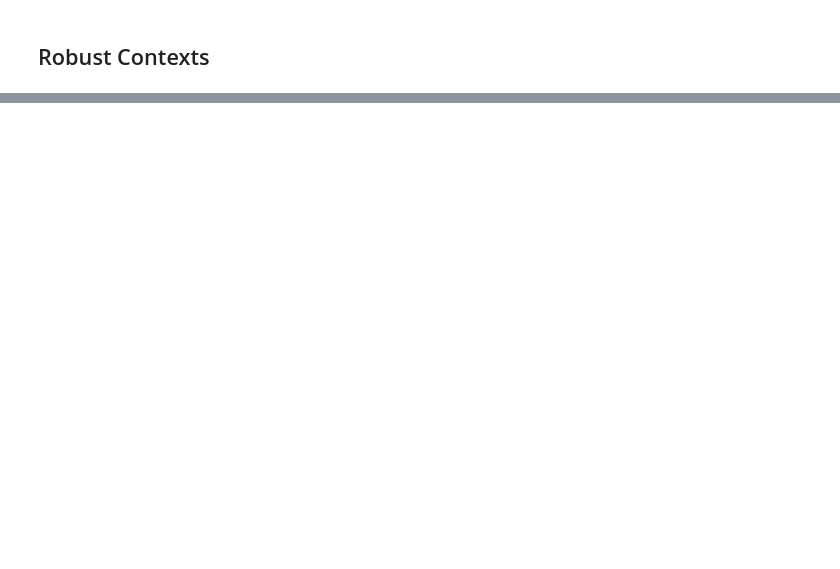
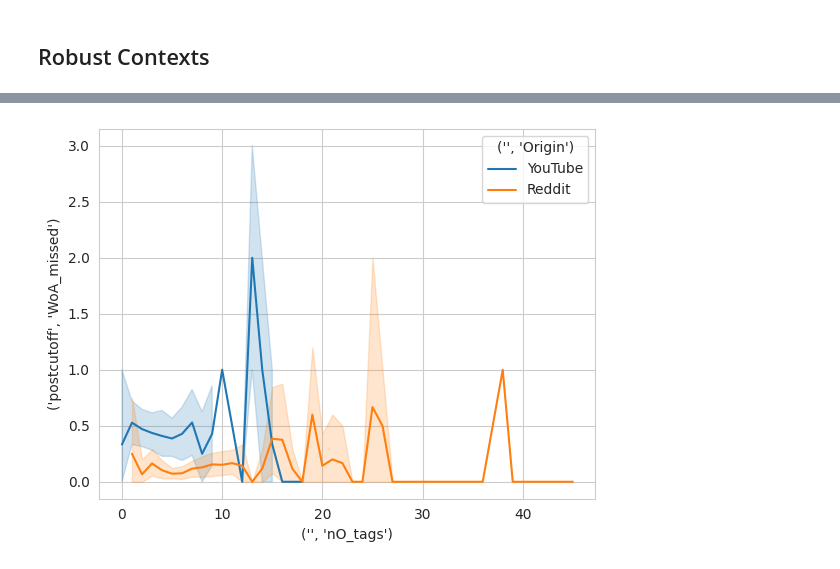
Before and after one commit to progsi/YTUnCoverLLM, a Jupyter notebook: notebooks/results_cloze.ipynb, the cells around one changed output, grey strips where cells are left out. Saved outputs shown, nothing was run; the diff lists cells and outputs as text; code cells hidden in the pictures; blank space fills up the shorter version.

```diff
--- a/notebooks/results_cloze.ipynb
+++ b/notebooks/results_cloze.ipynb
@@ -334,0 +459,9 @@ data.loc[:,subset]
+# %%
+xcol = ("", "nO_tags")
+ycol = ("postcutoff", "WoA_spurious")
+huecol = ("", "Origin")
+
+sns.lineplot(data=data, x=("", "nO_tags"), y=("postcutoff", "WoA_missed"), hue=("", "Origin"))
+plt.show()
+# %% [output]
+[figure, added]
```
Also changed, not shown: parts of 34 cells of this notebook, 10 other files.
